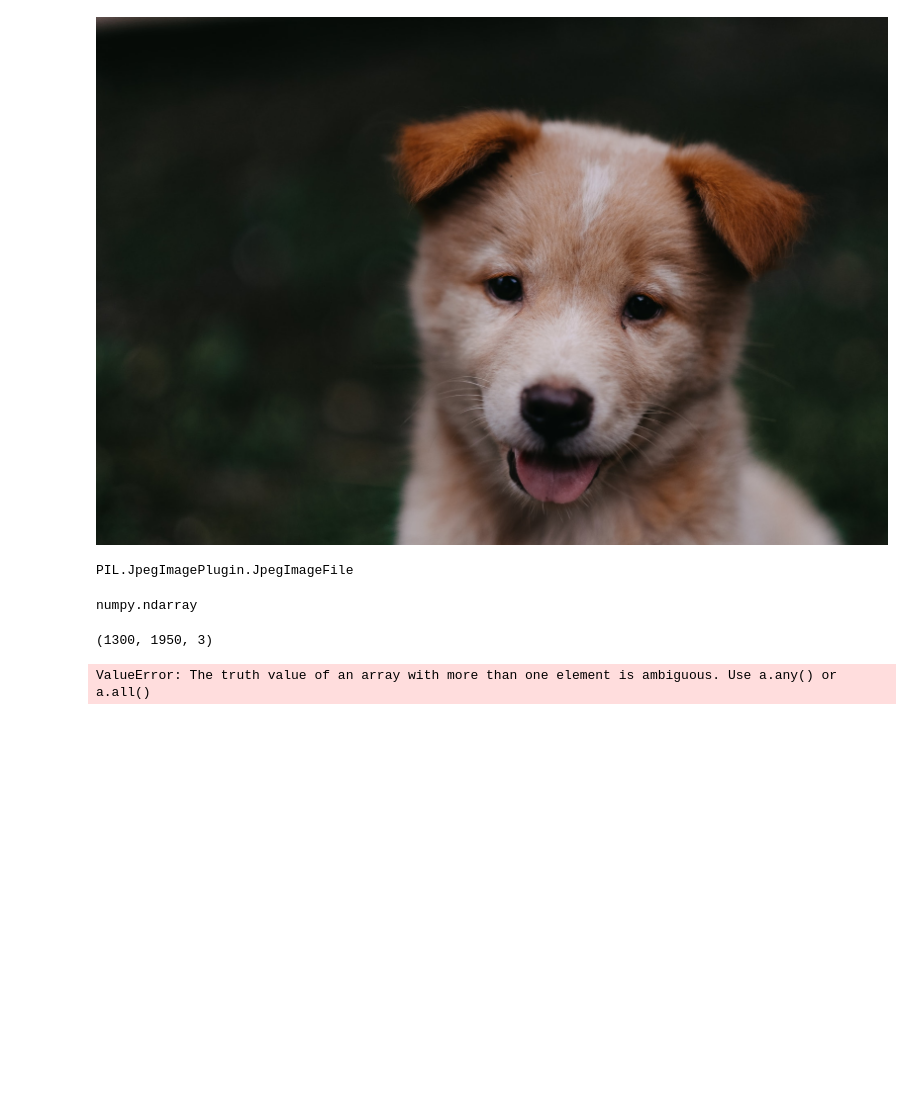
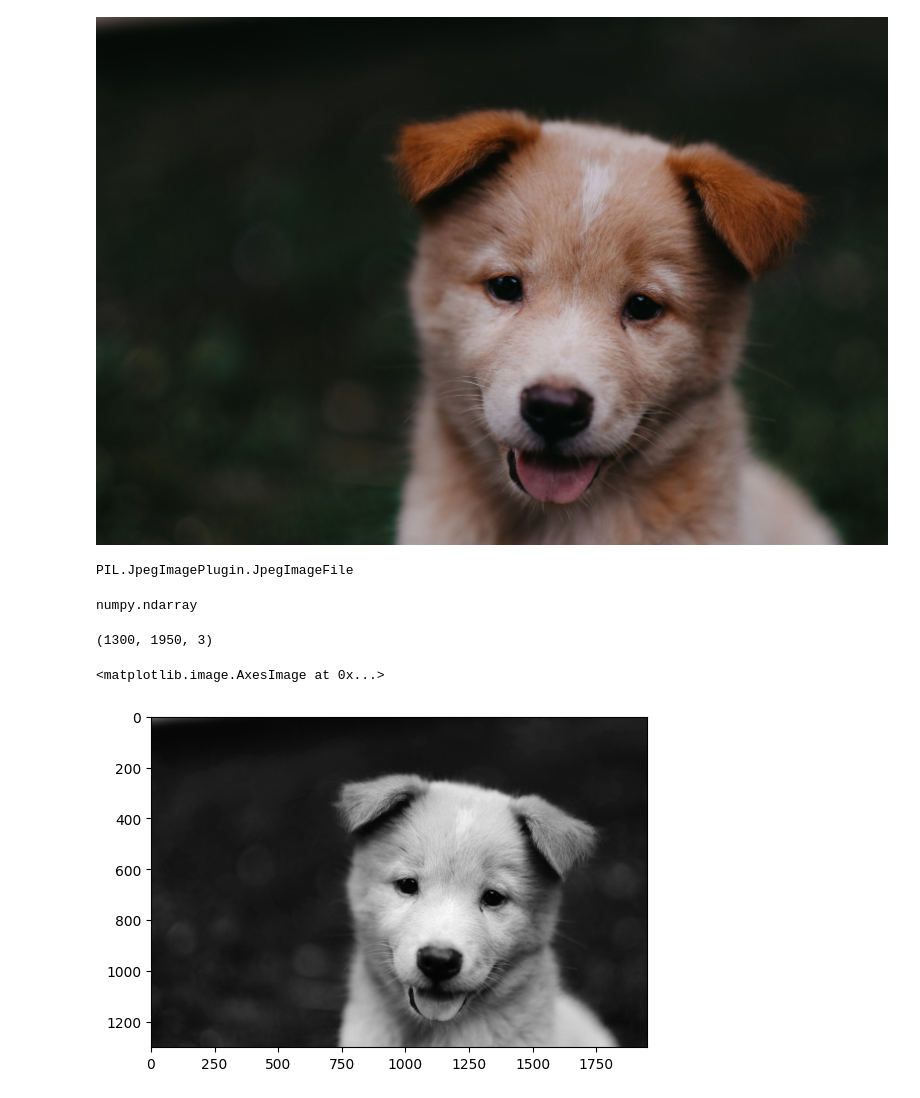
Before and after one commit to meet0806/opencv_deep_learning_udemy_course, a Jupyter notebook: images_and_numpy.ipynb, the cells around one changed output. Saved outputs shown, nothing was run; the diff lists cells and outputs as text; code cells hidden in the pictures; blank space fills up the shorter version.

```diff
--- a/images_and_numpy.ipynb
+++ b/images_and_numpy.ipynb
@@ -26,8 +28,10 @@ pic_arr.shape
 # %% [output]
 (1300, 1950, 3)
 # %%
-pic_red = pic_arr[:,:,1]
+# Red channels vlaues is 0 image will look more white
+pic_red = pic_arr[:,:,0]
 # %%
-plt.show(pic_red)
+plt.imshow(pic_red,cmap='gray')
 # %% [output]
-ValueError: The truth value of an array with more than one element is ambiguous. Use a.any() or a.all()
+<matplotlib.image.AxesImage at 0x...>
+[figure, added]
```
Also changed, not shown: parts of 6 cells of this notebook.
